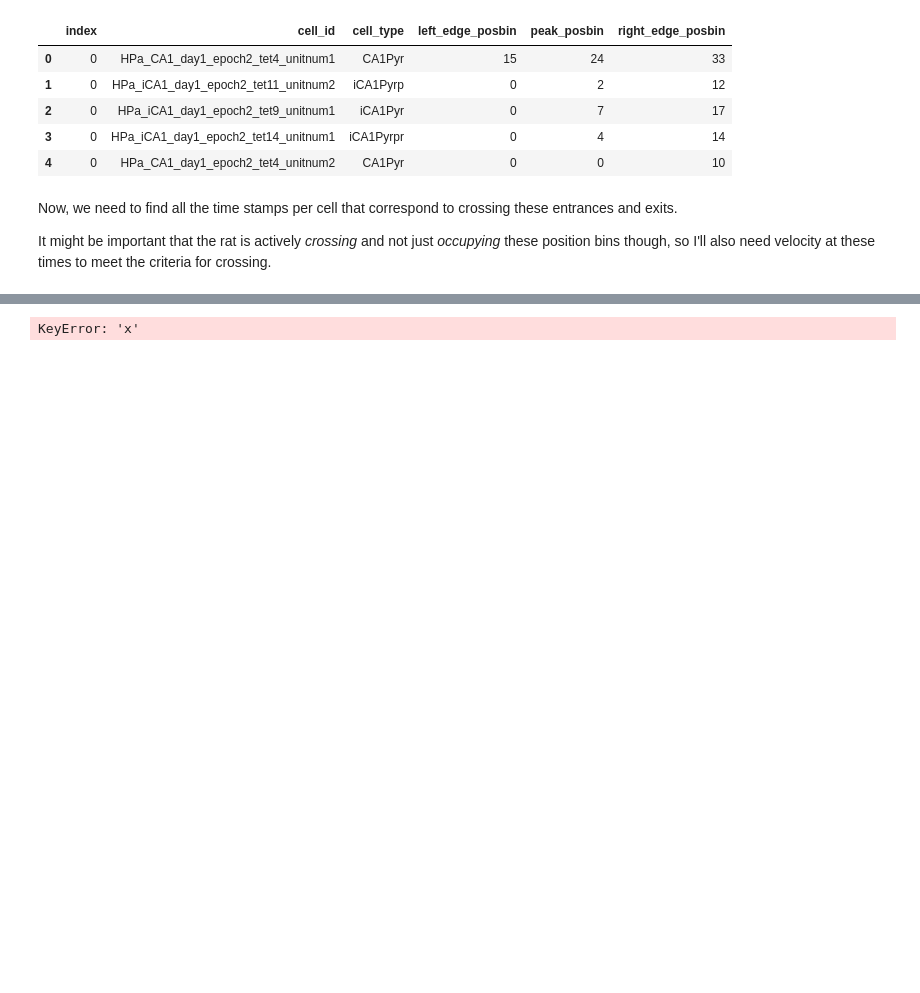
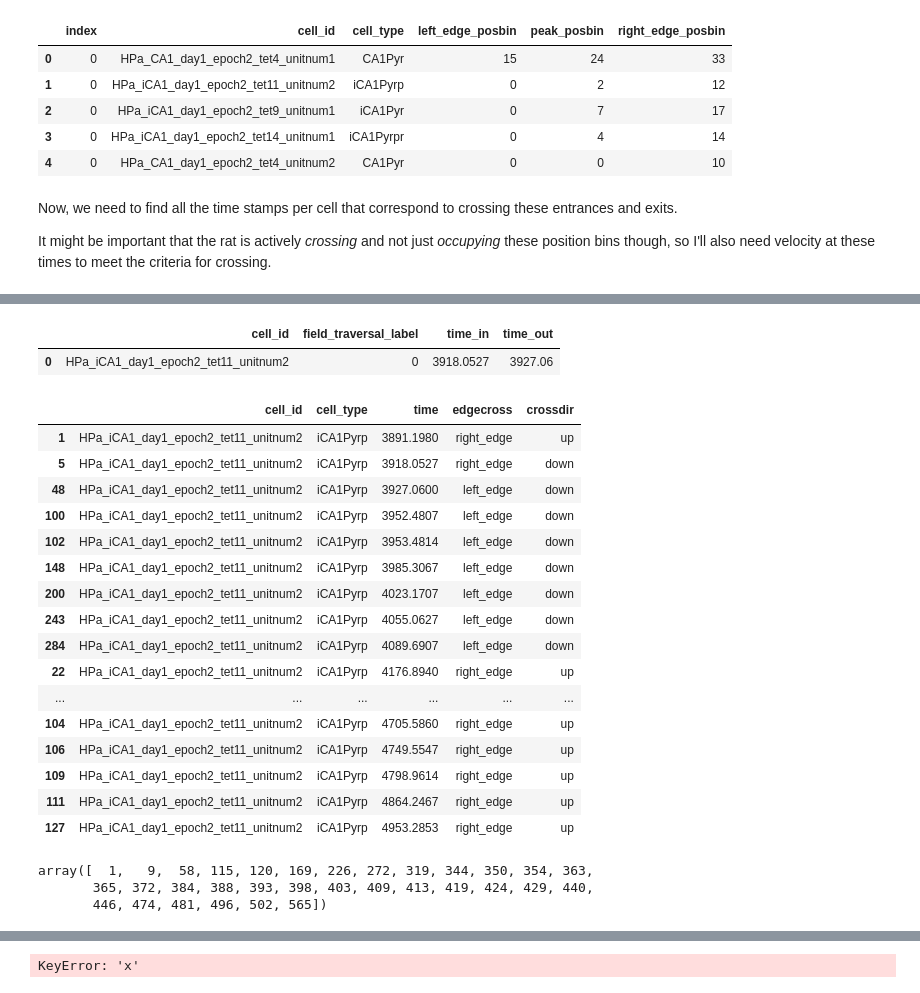
Before and after one commit to pdrivier/phase_precession, a Jupyter notebook: place_fields.ipynb, the cells around one changed output, grey strips where cells are left out. Drawn from its saved outputs; the diff is of its cells as text; code cells hidden in the pictures; blank space fills up the shorter version.

```diff
--- a/place_fields.ipynb
+++ b/place_fields.ipynb
@@ -546,0 +586,5 @@ subcell
+# %%
+field_times_df
+# %% [output]
+|  | cell_id | field_traversal_label | time_in | time_out |
+| 0 | HPa_iCA1_day1_epoch2_tet11_unitnum2 | 0 | 3918.0527 | 3927.06 |
@@ -546,0 +600,26 @@ subcell
+# %%
+tmp
+# %% [output]
+|  | cell_id | cell_type | time | edgecross | crossdir |
+| 1 | HPa_iCA1_day1_epoch2_tet11_unitnum2 | iCA1Pyrp | 3891.1980 | right_edge | up |
+| 5 | HPa_iCA1_day1_epoch2_tet11_unitnum2 | iCA1Pyrp | 3918.0527 | right_edge | down |
+| 48 | HPa_iCA1_day1_epoch2_tet11_unitnum2 | iCA1Pyrp | 3927.0600 | left_edge | down |
+| 100 | HPa_iCA1_day1_epoch2_tet11_unitnum2 | iCA1Pyrp | 3952.4807 | left_edge | down |
+| 102 | HPa_iCA1_day1_epoch2_tet11_unitnum2 | iCA1Pyrp | 3953.4814 | left_edge | down |
+| 148 | HPa_iCA1_day1_epoch2_tet11_unitnum2 | iCA1Pyrp | 3985.3067 | left_edge | down |
+| 200 | HPa_iCA1_day1_epoch2_tet11_unitnum2 | iCA1Pyrp | 4023.1707 | left_edge | down |
+| 243 | HPa_iCA1_day1_epoch2_tet11_unitnum2 | iCA1Pyrp | 4055.0627 | left_edge | down |
+| 284 | HPa_iCA1_day1_epoch2_tet11_unitnum2 | iCA1Pyrp | 4089.6907 | left_edge | down |
+| 22 | HPa_iCA1_day1_epoch2_tet11_unitnum2 | iCA1Pyrp | 4176.8940 | right_edge | up |
+| ... | ... | ... | ... | ... | ... |
+| 104 | HPa_iCA1_day1_epoch2_tet11_unitnum2 | iCA1Pyrp | 4705.5860 | right_edge | up |
+| 106 | HPa_iCA1_day1_epoch2_tet11_unitnum2 | iCA1Pyrp | 4749.5547 | right_edge | up |
+| 109 | HPa_iCA1_day1_epoch2_tet11_unitnum2 | iCA1Pyrp | 4798.9614 | right_edge | up |
+| 111 | HPa_iCA1_day1_epoch2_tet11_unitnum2 | iCA1Pyrp | 4864.2467 | right_edge | up |
+| 127 | HPa_iCA1_day1_epoch2_tet11_unitnum2 | iCA1Pyrp | 4953.2853 | right_edge | up |
+# %%
+rows_to_keep
+# %% [output]
+array([  1,   9,  58, 115, 120, 169, 226, 272, 319, 344, 350, 354, 363,
+       365, 372, 384, 388, 393, 398, 403, 409, 413, 419, 424, 429, 440,
+       446, 474, 481, 496, 502, 565])
```
Also changed, not shown: parts of 16 cells of this notebook.
